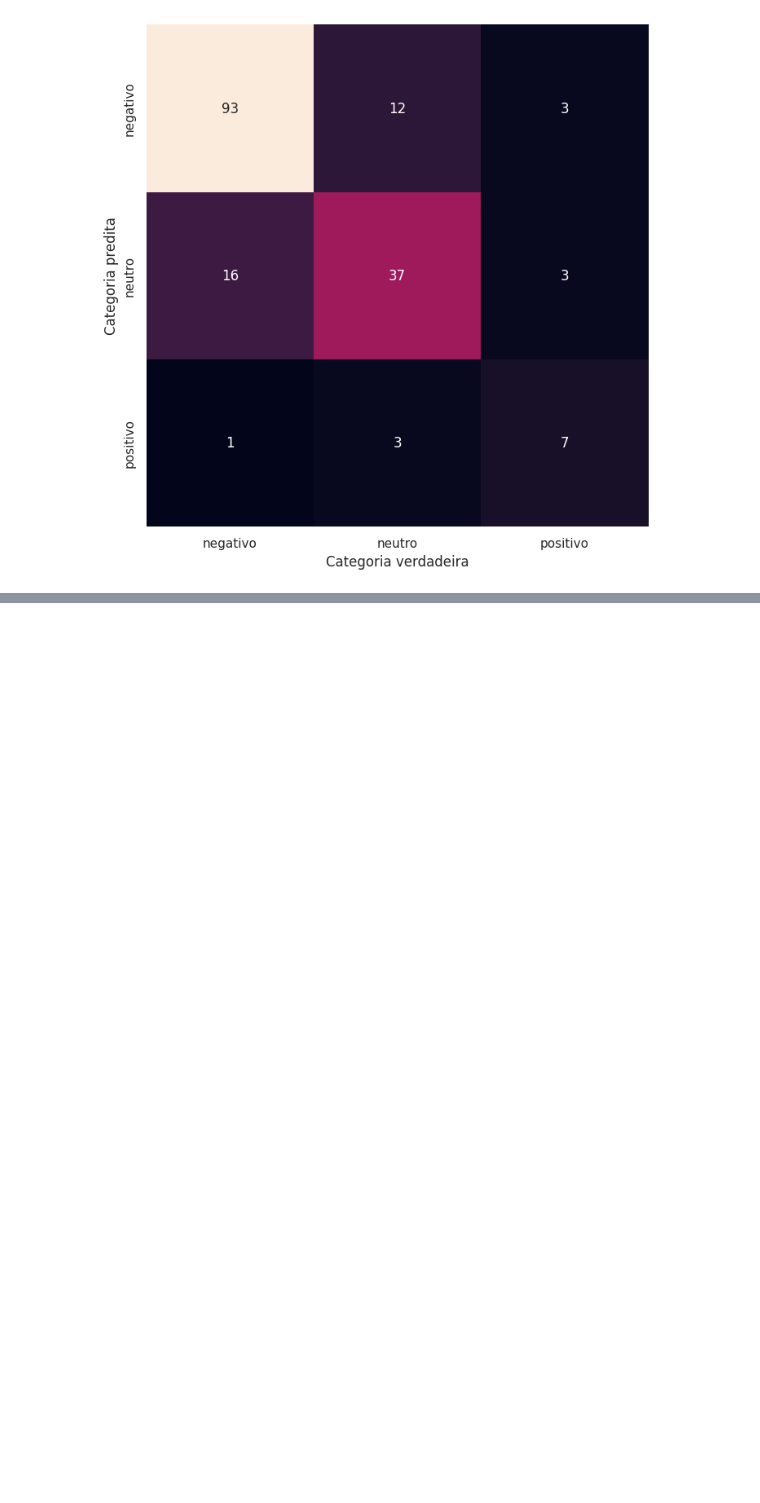
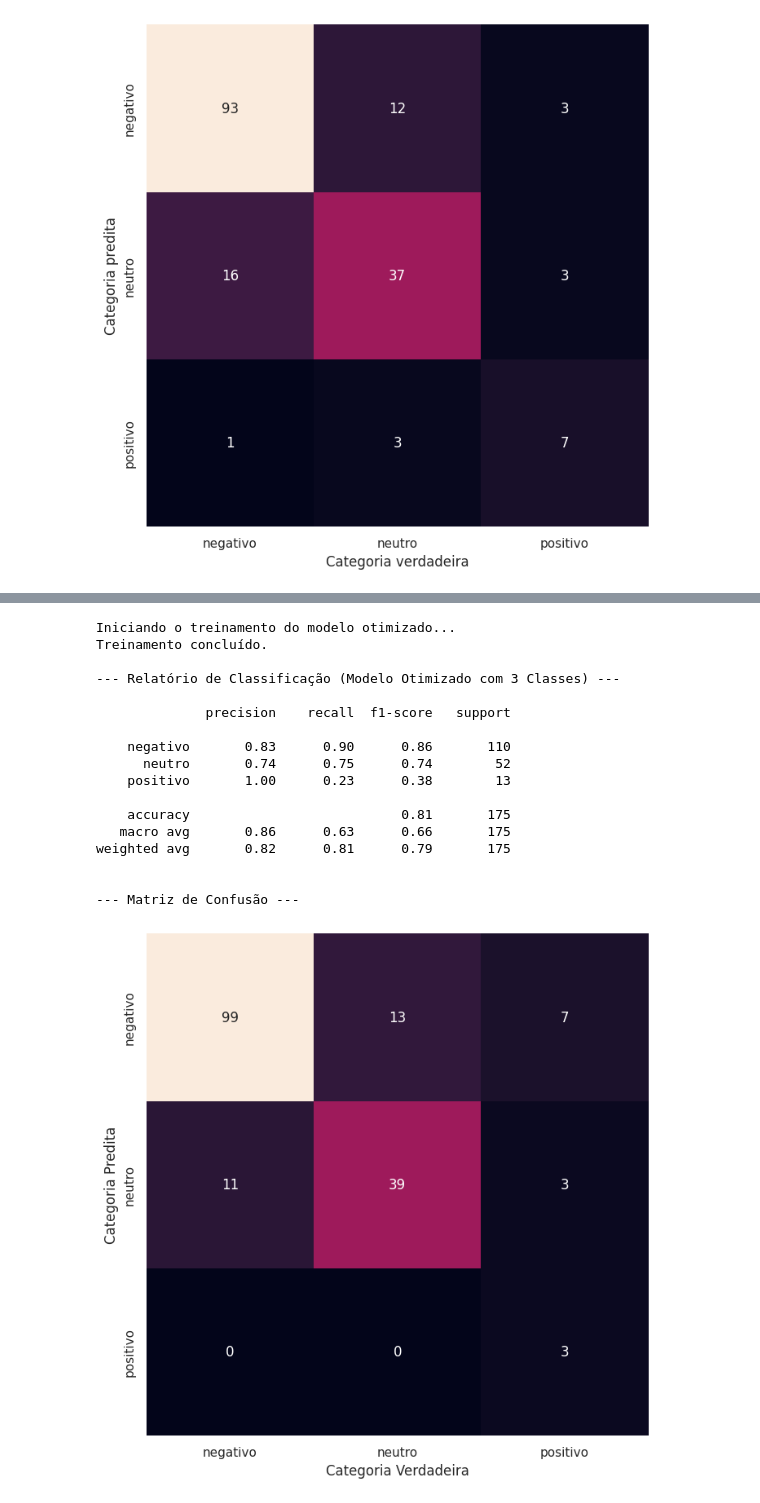
Before and after one commit to marcospontoexe/PUC, a Jupyter notebook: Processamento de Linguagem natural (PLN)/Atividade_somativa_2.ipynb, the cells around one changed output, grey strips where cells are left out. Drawn from its saved outputs; the diff is of its cells as text; code cells hidden in the pictures; blank space fills up the shorter version.

```diff
--- a/Processamento de Linguagem natural (PLN)/Atividade_somativa_2.ipynb
+++ b/Processamento de Linguagem natural (PLN)/Atividade_somativa_2.ipynb
@@ -627,0 +646,68 @@ weighted avg       0.78      0.78      0.78       175
+# %%
+import pandas as pd
+import nltk
+from sklearn.model_selection import train_test_split
+from sklearn.pipeline import Pipeline
+from sklearn.svm import SVC
+from sklearn.feature_extraction.text import CountVectorizer
+from sklearn.metrics import classification_report, confusion_matrix
+import matplotlib.pyplot as plt
+import seaborn as sns
+
+# Agora, use as NOVAS listas para dividir a base de dados
+corpus_treinamento, corpus_teste, rotulos_treinamento, rotulos_teste = train_test_split(
+    corpus_textos_novo,
+    corpus_rotulos_novo,
+    test_size=0.10,
+    random_state=42
+)
+
+
+# --- Etapa 3: Definição do Pipeline Otimizado ---
+stopwords_pt = nltk.corpus.stopwords.words('portuguese')
+
+sent_clf_otimizado = Pipeline([
+    ('vect', CountVectorizer(stop_words=stopwords_pt, ngram_range=(1, 2))),
+    ('clf', SVC(kernel='rbf', C=1.0, gamma='scale', class_weight='balanced'))
+])
+
+
+# --- Etapa 4: Treinamento e Avaliação ---
+print("Iniciando o treinamento do modelo otimizado...")
+sent_clf_otimizado.fit(corpus_treinamento, rotulos_treinamento)
+print("Treinamento concluído.\n")
+
+rotulos_preditos = sent_clf_otimizado.predict(corpus_teste)
+
+print("--- Relatório de Classificação (Modelo Otimizado com 3 Classes) ---\n")
+print(classification_report(rotulos_teste, rotulos_preditos))
+
+print("\n--- Matriz de Confusão ---\n")
+mat = confusion_matrix(rotulos_teste, rotulos_preditos)
+rotulos_ordenados = sent_clf_otimizado.classes_
+
+fig, ax = plt.subplots(figsize=(8, 8))
+sns.heatmap(mat.T, square=True, annot=True, fmt='d', cbar=False,
+            xticklabels=rotulos_ordenados, yticklabels=rotulos_ordenados)
+plt.xlabel('Categoria Verdadeira')
+plt.ylabel('Categoria Predita')
+plt.show()
+# %% [output]
+Iniciando o treinamento do modelo otimizado...
+Treinamento concluído.
+
+--- Relatório de Classificação (Modelo Otimizado com 3 Classes) ---
+
+              precision    recall  f1-score   support
+
+    negativo       0.83      0.90      0.86       110
+      neutro       0.74      0.75      0.74        52
+    positivo       1.00      0.23      0.38        13
+
+    accuracy                           0.81       175
+   macro avg       0.86      0.63      0.66       175
+weighted avg       0.82      0.81      0.79       175
+
+
+--- Matriz de Confusão ---
+[figure, added]
```
Also changed, not shown: parts of 3 cells of this notebook.
